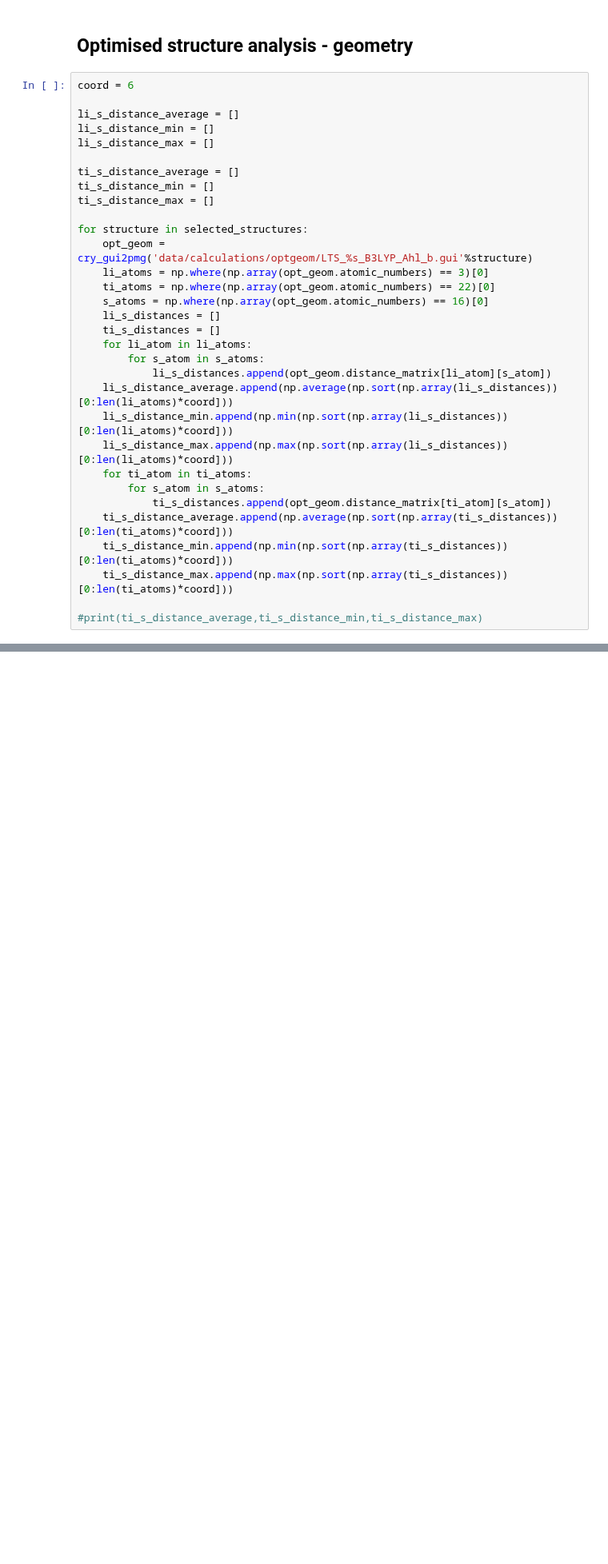
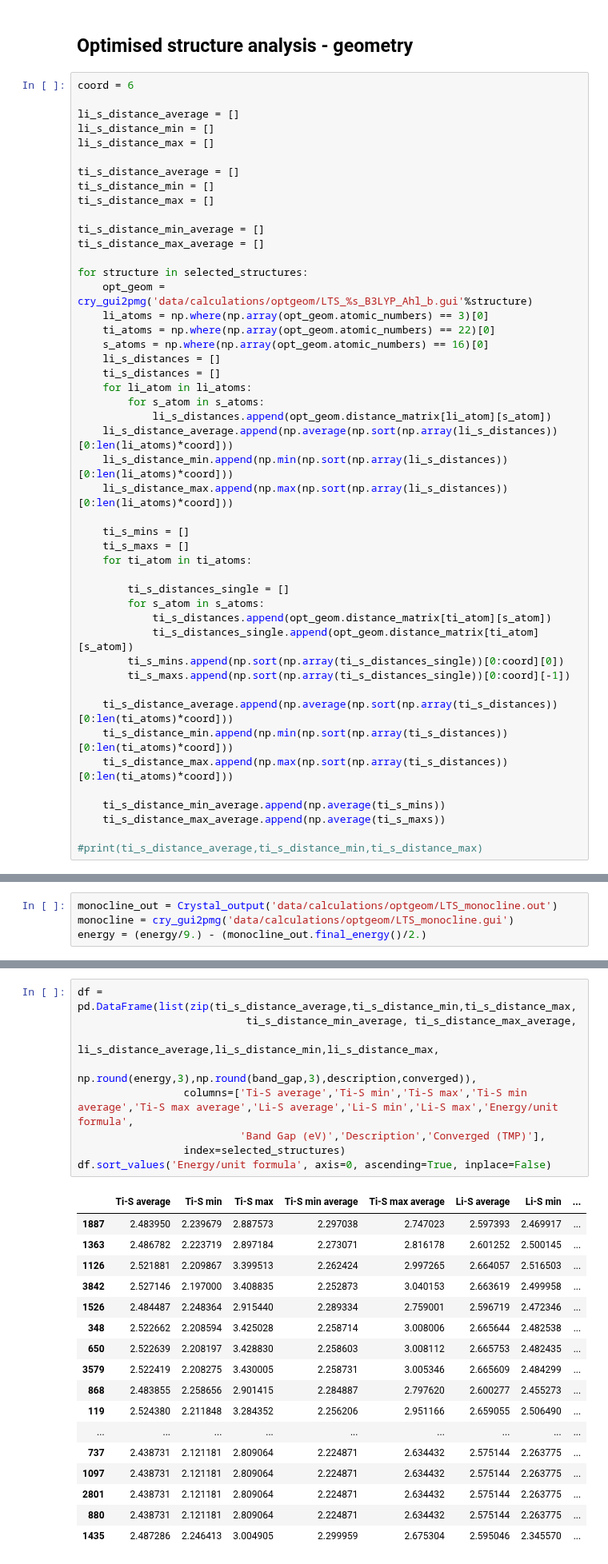
Before and after one commit to cmsg-icl/solid-solutions, a Jupyter notebook: Li2TiS.ipynb, the cells around one changed output, grey strips where cells are left out. Shown at 80% size. Saved outputs shown, nothing was run; the diff lists cells and outputs as text; blank space fills up the shorter version.

Commit message:
Update dataframe

```diff
--- a/Li2TiS.ipynb
+++ b/Li2TiS.ipynb
@@ -204,6 +204,9 @@ li_s_distance_max = []
 ti_s_distance_average = []
 ti_s_distance_min = []
 ti_s_distance_max = []
+
+ti_s_distance_min_average = []
+ti_s_distance_max_average = []
 
 for structure in selected_structures:
     opt_geom = cry_gui2pmg('data/calculations/optgeom/LTS_%s_B3LYP_Ahl_b.gui'%structure)
@@ -218,11 +221,23 @@ for structure in selected_structures:
     li_s_distance_average.append(np.average(np.sort(np.array(li_s_distances))[0:len(li_atoms)*coord]))
     li_s_distance_min.append(np.min(np.sort(np.array(li_s_distances))[0:len(li_atoms)*coord]))
     li_s_distance_max.append(np.max(np.sort(np.array(li_s_distances))[0:len(li_atoms)*coord]))
+
+    ti_s_mins = []
+    ti_s_maxs = []
     for ti_atom in ti_atoms:
+
+        ti_s_distances_single = []
         for s_atom in s_atoms:
             ti_s_distances.append(opt_geom.distance_matrix[ti_atom][s_atom])
+            ti_s_distances_single.append(opt_geom.distance_matrix[ti_atom][s_atom])
+        ti_s_mins.append(np.sort(np.array(ti_s_distances_single))[0:coord][0])
+        ti_s_maxs.append(np.sort(np.array(ti_s_distances_single))[0:coord][-1])
+
     ti_s_distance_average.append(np.average(np.sort(np.array(ti_s_distances))[0:len(ti_atoms)*coord]))
     ti_s_distance_min.append(np.min(np.sort(np.array(ti_s_distances))[0:len(ti_atoms)*coord]))
     ti_s_distance_max.append(np.max(np.sort(np.array(ti_s_distances))[0:len(ti_atoms)*coord]))
 
+    ti_s_distance_min_average.append(np.average(ti_s_mins))
+    ti_s_distance_max_average.append(np.average(ti_s_maxs))
+
 #print(ti_s_distance_average,ti_s_distance_min,ti_s_distance_max)
@@ -276,0 +266,4 @@ df.sort_values('Energy', axis=0, ascending=True, inplace=False)
+# %%
+monocline_out = Crystal_output('data/calculations/optgeom/LTS_monocline.out')
+monocline = cry_gui2pmg('data/calculations/optgeom/LTS_monocline.gui')
+energy = (energy/9.) - (monocline_out.final_energy()/2.)
@@ -276,0 +272,27 @@ df.sort_values('Energy', axis=0, ascending=True, inplace=False)
+# %%
+df = pd.DataFrame(list(zip(ti_s_distance_average,ti_s_distance_min,ti_s_distance_max,
+                           ti_s_distance_min_average, ti_s_distance_max_average,
+                           li_s_distance_average,li_s_distance_min,li_s_distance_max,
+                          np.round(energy,3),np.round(band_gap,3),description,converged)),
+                 columns=['Ti-S average','Ti-S min','Ti-S max','Ti-S min average','Ti-S max average','Li-S average','Li-S min','Li-S max','Energy/unit formula',
+                          'Band Gap (eV)','Description','Converged (TMP)'],
+                 index=selected_structures)
+df.sort_values('Energy/unit formula', axis=0, ascending=True, inplace=False)
+# %% [output]
+|  | Ti-S average | Ti-S min | Ti-S max | Ti-S min average | Ti-S max average | Li-S average | Li-S min | ... |
+| 1887 | 2.483950 | 2.239679 | 2.887573 | 2.297038 | 2.747023 | 2.597393 | 2.469917 | ... |
+| 1363 | 2.486782 | 2.223719 | 2.897184 | 2.273071 | 2.816178 | 2.601252 | 2.500145 | ... |
+| 1126 | 2.521881 | 2.209867 | 3.399513 | 2.262424 | 2.997265 | 2.664057 | 2.516503 | ... |
+| 3842 | 2.527146 | 2.197000 | 3.408835 | 2.252873 | 3.040153 | 2.663619 | 2.499958 | ... |
+| 1526 | 2.484487 | 2.248364 | 2.915440 | 2.289334 | 2.759001 | 2.596719 | 2.472346 | ... |
+| 348 | 2.522662 | 2.208594 | 3.425028 | 2.258714 | 3.008006 | 2.665644 | 2.482538 | ... |
+| 650 | 2.522639 | 2.208197 | 3.428830 | 2.258603 | 3.008112 | 2.665753 | 2.482435 | ... |
+| 3579 | 2.522419 | 2.208275 | 3.430005 | 2.258731 | 3.005346 | 2.665609 | 2.484299 | ... |
+| 868 | 2.483855 | 2.258656 | 2.901415 | 2.284887 | 2.797620 | 2.600277 | 2.455273 | ... |
+| 119 | 2.524380 | 2.211848 | 3.284352 | 2.256206 | 2.951166 | 2.659055 | 2.506490 | ... |
+| ... | ... | ... | ... | ... | ... | ... | ... | ... |
+| 737 | 2.438731 | 2.121181 | 2.809064 | 2.224871 | 2.634432 | 2.575144 | 2.263775 | ... |
+| 1097 | 2.438731 | 2.121181 | 2.809064 | 2.224871 | 2.634432 | 2.575144 | 2.263775 | ... |
+| 2801 | 2.438731 | 2.121181 | 2.809064 | 2.224871 | 2.634432 | 2.575144 | 2.263775 | ... |
+| 880 | 2.438731 | 2.121181 | 2.809064 | 2.224871 | 2.634432 | 2.575144 | 2.263775 | ... |
+| 1435 | 2.487286 | 2.246413 | 3.004905 | 2.299959 | 2.675304 | 2.595046 | 2.345570 | ... |
```
Also changed, not shown: parts of 35 cells of this notebook.
